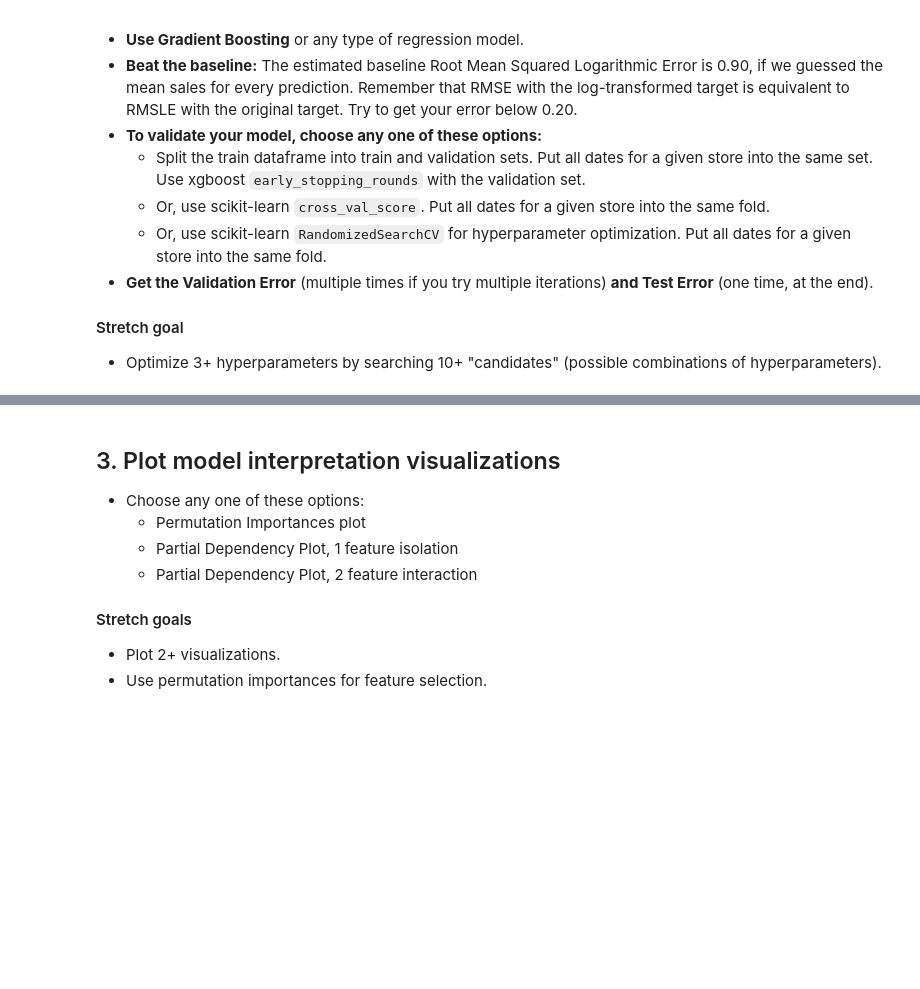
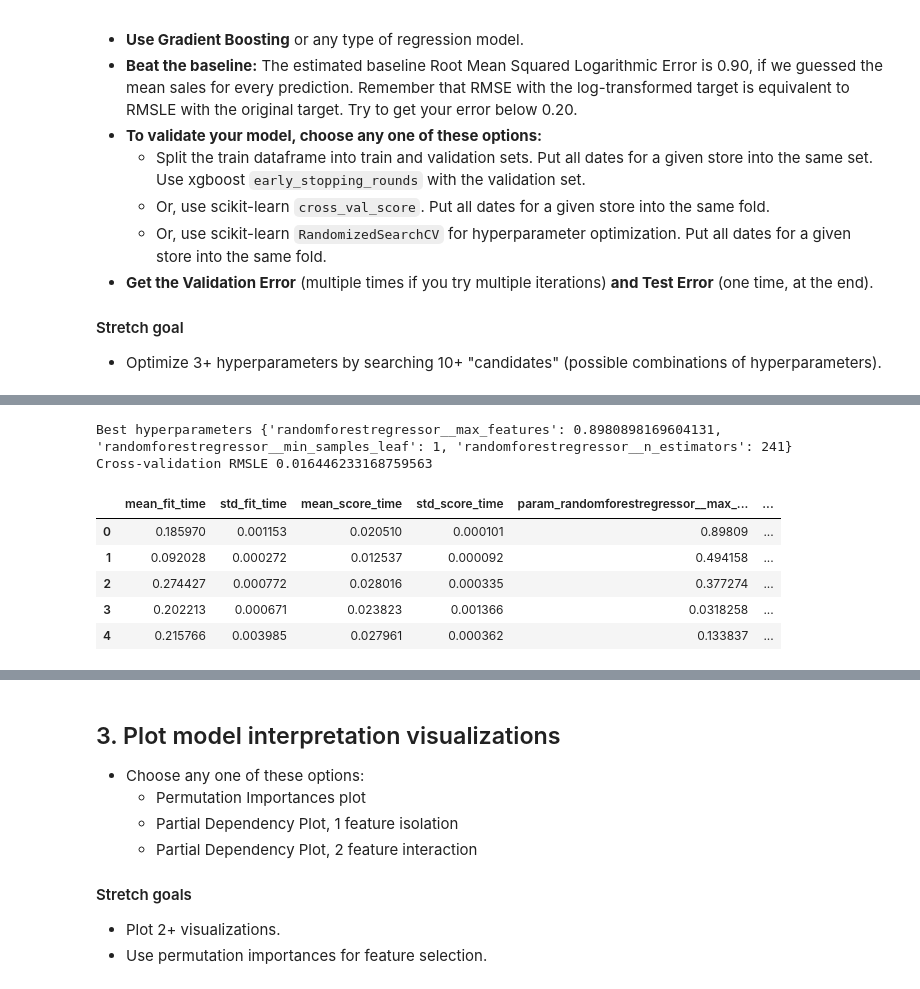
Before and after one commit to LambdaSchool/DS-Unit-2-Regression-2, a Jupyter notebook: DS_Sprint_Challenge_8_Regression_2.ipynb, the cells around one changed output, grey strips where cells are left out. Cells and saved outputs as stored; diff of their text form; code cells hidden in the pictures; blank space fills up the shorter version.

```diff
--- a/DS_Sprint_Challenge_8_Regression_2.ipynb
+++ b/DS_Sprint_Challenge_8_Regression_2.ipynb
@@ -162,7 +192,7 @@ import seaborn as sns
 
 target = 'Sales'
 y = train_store[target]
-X = train_store.drop(columns=['Date','Sales', 'SchoolHoliday'])
+X = train_store.drop(columns=['Sales'])
 
 sns.distplot(y);
 # %% [output]
@@ -255,0 +281,28 @@ See the caveats in the documentation: http://pandas.pydata.org/pandas-docs/stabl
+# %%
+from scipy.stats import randint, uniform
+from sklearn.model_selection import RandomizedSearchCV
+from sklearn.ensemble import RandomForestRegressor
+
+pipeline = make_pipeline(
+    ce.OrdinalEncoder(),
+    RandomForestRegressor(random_state=42)
+)
+
+param_distributions = {
+    'randomforestregressor__n_estimators': randint(50, 500),
+    'randomforestregressor__max_features': uniform(),
+    'randomforestregressor__min_samples_leaf': [1, 10, 100]
+}
+
+search = RandomizedSearchCV(
+    pipeline,
+    param_distributions=param_distributions,
+    n_iter=5,
+    cv=2,
+    scoring='neg_mean_squared_error',
+    verbose=10,
+    return_train_score=True,
+    n_jobs=-1
+)
+
+search.fit(X_train, y_train_log)
@@ -255,0 +332,16 @@ See the caveats in the documentation: http://pandas.pydata.org/pandas-docs/stabl
+# %%
+print('Best hyperparameters', search.best_params_)
+print('Cross-validation RMSLE', np.sqrt(-search.best_score_))
+# %% [output]
+Best hyperparameters {'randomforestregressor__max_features': 0.8980898169604131, 'randomforestregressor__min_samples_leaf': 1, 'randomforestregressor__n_estimators': 241}
+Cross-validation RMSLE 0.016446233168759563
+# %%
+results_df = pd.DataFrame(search.cv_results_)
+results_df.head()
+# %% [output]
+|  | mean_fit_time | std_fit_time | mean_score_time | std_score_time | param_randomforestregressor__max_... | ... |
+| 0 | 0.185970 | 0.001153 | 0.020510 | 0.000101 | 0.89809 | ... |
+| 1 | 0.092028 | 0.000272 | 0.012537 | 0.000092 | 0.494158 | ... |
+| 2 | 0.274427 | 0.000772 | 0.028016 | 0.000335 | 0.377274 | ... |
+| 3 | 0.202213 | 0.000671 | 0.023823 | 0.001366 | 0.0318258 | ... |
+| 4 | 0.215766 | 0.003985 | 0.027961 | 0.000362 | 0.133837 | ... |
```
Also changed, not shown: parts of 12 cells of this notebook.
